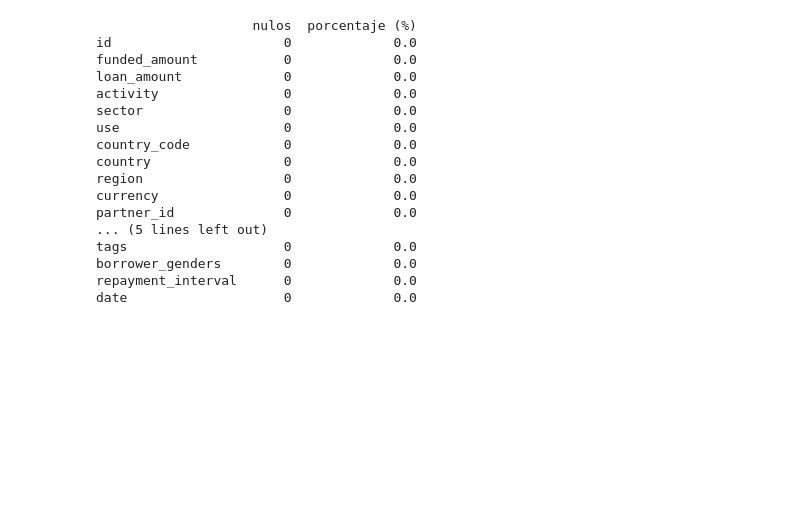
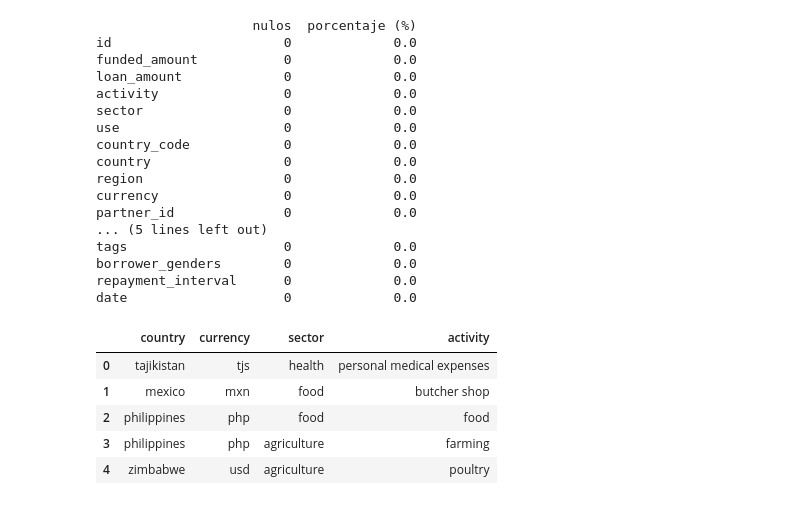
Before and after one commit to Bootcamp-DA-P3/Python-Analisis_Diego-Ramon, a Jupyter notebook: LimpiezaR.ipynb, the cells around one changed output. Saved outputs shown, nothing was run; the diff lists cells and outputs as text; code cells hidden in the pictures; blank space fills up the shorter version.

```diff
--- a/LimpiezaR.ipynb
+++ b/LimpiezaR.ipynb
@@ -176,3 +173,34 @@ repayment_interval      0             0.0
 date                    0             0.0
 # %%
 df.to_csv('kiva_loans_clean.csv', index=False)
+# %%
+# 1. Definir las columnas de texto que vas a normalizar
+columnas_texto = ['country', 'currency', 'sector', 'activity']
+
+# 2. Aplicar trim (eliminar espacios blancos) y lower (minúsculas)
+for col in columnas_texto:
+    if col in df.columns:
+        df[col] = df[col].astype(str).str.strip().str.lower()
+
+# 3. Definir tus mapeos de estandarización (ejemplo de correcciones)
+mapeo_paises = {
+    'united states': 'estados unidos',
+    'us': 'estados unidos',
+    'uk': 'reino unido',
+    'united kingdom': 'reino unido'
+}
+
+# 4. Aplicar el mapeo en la columna correspondiente
+df['country'] = df['country'].replace(mapeo_paises)
+
+
+# Con el df.head muestra las 5 primeras filas y columnas todas en minusculas.
+
+df[['country', 'currency', 'sector', 'activity']].head()
+# %% [output]
+|  | country | currency | sector | activity |
+| 0 | tajikistan | tjs | health | personal medical expenses |
+| 1 | mexico | mxn | food | butcher shop |
+| 2 | philippines | php | food | food |
+| 3 | philippines | php | agriculture | farming |
+| 4 | zimbabwe | usd | agriculture | poultry |
```
Also changed, not shown: parts of 7 cells of this notebook.
